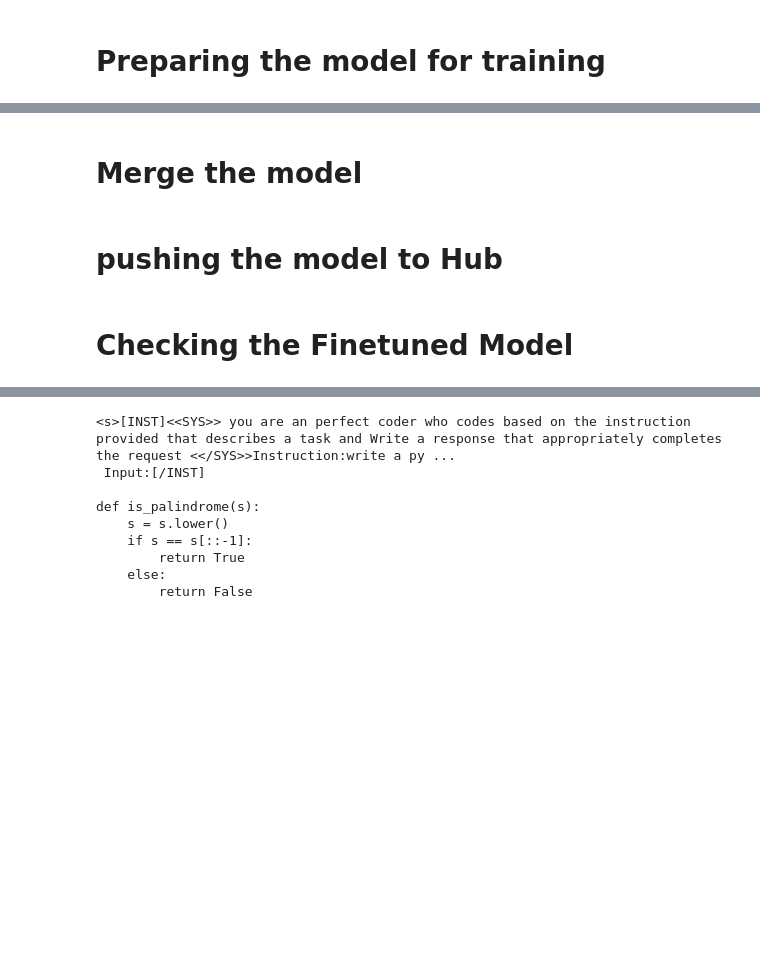
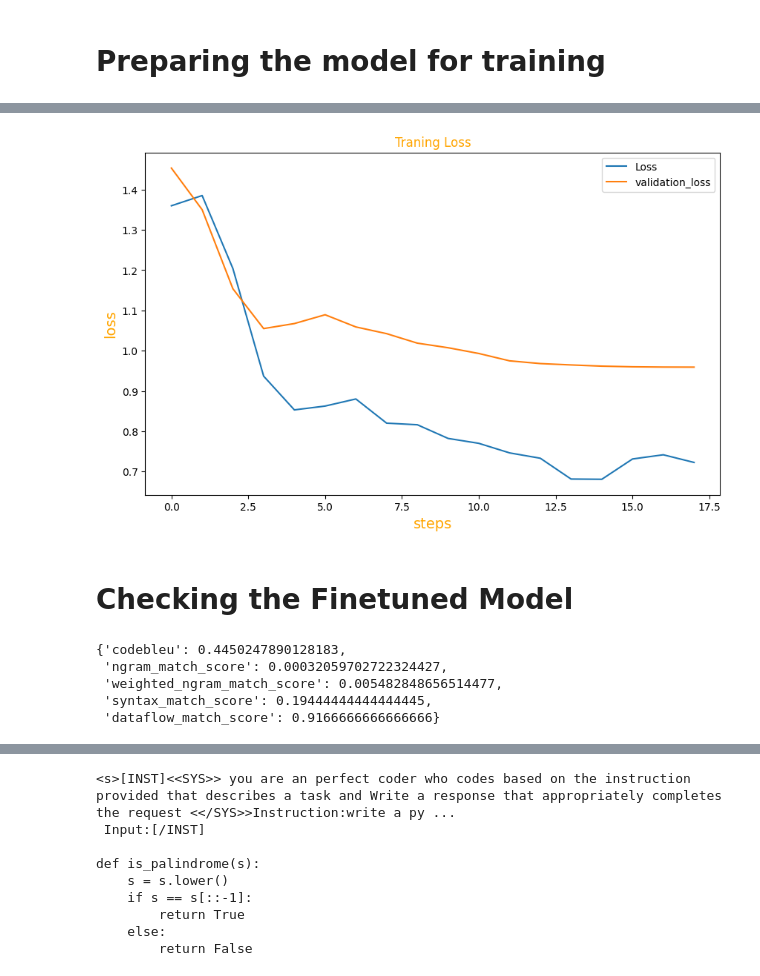
Before and after one commit to kalyan926/FineTuning-using-QLORA, a Jupyter notebook: Finetune_Llama2.ipynb, the cells around one changed output, grey strips where cells are left out. Saved outputs shown, nothing was run; the diff lists cells and outputs as text; code cells hidden in the pictures; blank space fills up the shorter version.

```diff
--- a/Finetune_Llama2.ipynb
+++ b/Finetune_Llama2.ipynb
@@ -200,2 +263,0 @@ trainer.model.save_pretrained(new_model)
-# %% [markdown]
-# **Merge the model**
@@ -219,2 +263,0 @@ tokenizer.padding_side = "right"
-# %% [markdown]
-# **pushing the model to Hub**
@@ -224,2 +266,18 @@ tokenizer.push_to_hub("Llama-2-7b-hf-finetuned-code",check_pr=True)
+# %%
+import matplotlib.pyplot as plt
+loss=pd.DataFrame(trainer.state.log_history[0::2])
+val_loss=pd.DataFrame(trainer.state.log_history[1::2])
+history=pd.concat([loss,val_loss],axis=1)
+history=history[['loss','eval_loss']]
+
+fig,axis = plt.subplots(1,1,figsize=(10,6))
+axis.plot(history)
+axis.set_title("Traning Loss",c="orange")
+axis.set_xlabel("steps", fontsize=14, c="orange")
+axis.set_ylabel("loss", fontsize=14,c="orange")
+axis.legend(["Loss","validation_loss"], loc="best")
+plt.show()
+# %% [output]
+[figure, added]
 # %% [markdown]
 # **Checking the Finetuned Model**
@@ -229,3 +290,39 @@ tokenizer=AutoTokenizer.from_pretrained("merged_model")
+# %%
+def format_val_prompt(sample):
+    system_prompt="you are an perfect coder who codes based on the instruction provided that describes a task and Write a response that appropriately completes the request "
+    instruction=sample['instruction']
+    input=sample["input"]
+    answer=sample["output"]
+    prompt=f"<s>[INST]<<SYS>> {system_prompt}<</SYS>>Instruction:{instruction}\n Input:{input}[/INST]\n answer: </s>"
+    output=f"<s>[INST]<<SYS>> {system_prompt}<</SYS>>Instruction:{instruction}\n Input:{input}[/INST]\n answer:{answer}</s>"
+    sample['prompt']=prompt
+    sample["output"]=output
+    return sample
+
+def strip_answer(x):
+    x["output"]=x["output"].split("[/INST]\n")[1]
+    x["prediction"]=x["prediction"].split("[/INST]\n")[1]
+    return x
+
+def codeBLEU_evaluation(data_set):
+    data_set["prediction"]=data_set["prompt"].apply(lambda x: inference(x))
+    data_set=data_set.apply(lambda x: strip_answer(x),axis=1)
+    result = calc_codebleu(references=data_set["output"].values.tolist(),predictions=data_set["prediction"].values.tolist(),lang="python", weights=(0.1, 0.1, 0.4, 0.4), tokenizer=None)
+    return result
+
+
+validation=df_o[10000:].sample(100)
+validation.apply(lambda x:format_val_prompt(x),axis=1)
+validation=validation.drop(['instruction', 'input'],axis=1)
+
+result=codeBLEU_evaluation(validation)
+result
+# %% [output]
+{'codebleu': 0.4450247890128183,
+ 'ngram_match_score': 0.00032059702722324427,
+ 'weighted_ngram_match_score': 0.005482848656514477,
+ 'syntax_match_score': 0.19444444444444445,
+ 'dataflow_match_score': 0.9166666666666666}
 # %%
 def prompt_for(instruction):
     system_prompt="you are an perfect coder who codes based on the instruction provided that describes a task and Write a response that appropriately completes the request "
```
Also changed, not shown: parts of 29 cells of this notebook, 6 other files.
